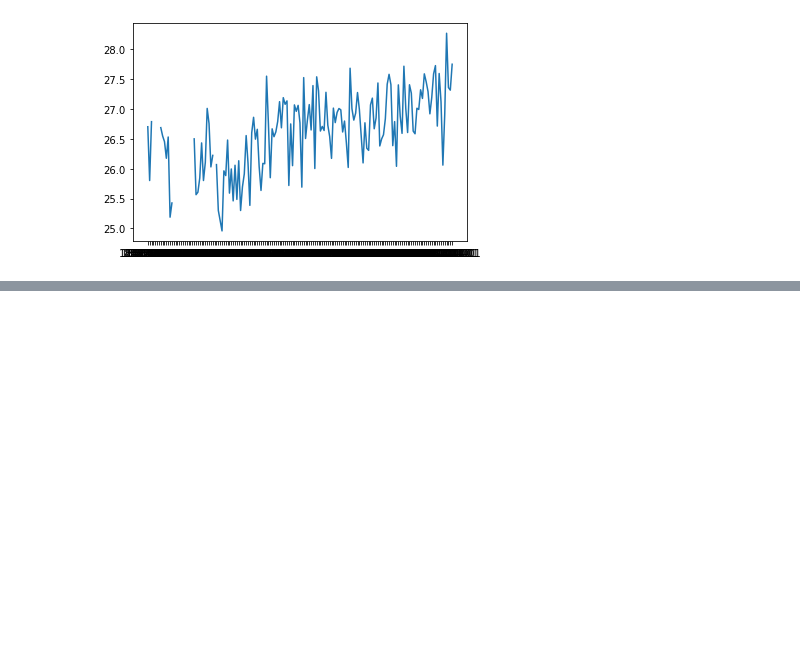
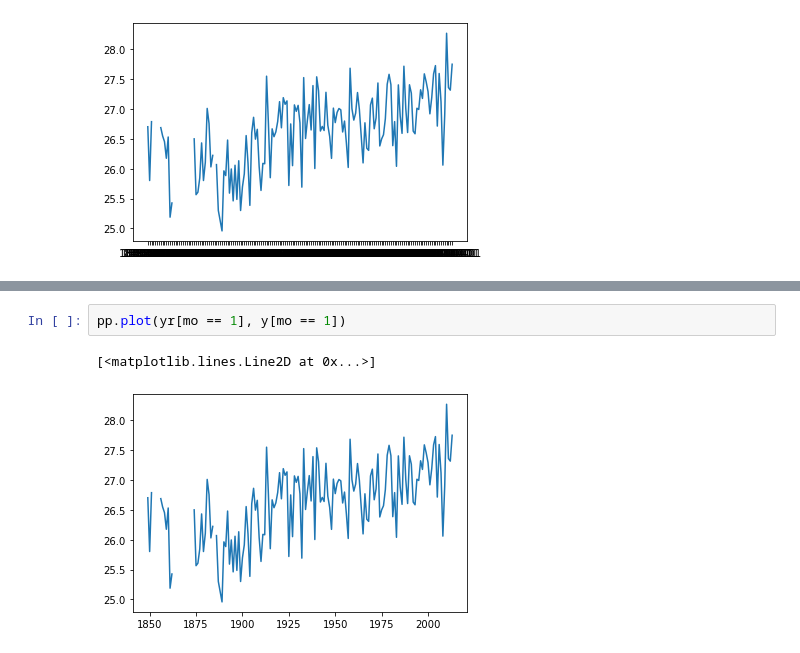
Before and after one commit to bgold-cosmos/mm2022, a Jupyter notebook: summer/exercise 2a.ipynb, the cells around one changed output, grey strips where cells are left out. Cells and saved outputs as stored; diff of their text form; blank space fills up the shorter version.

```diff
--- a/summer/exercise 2a.ipynb
+++ b/summer/exercise 2a.ipynb
@@ -111,0 +134,5 @@ np.mean(y[mo == 1])
+# %%
+pp.plot(yr[mo == 1], y[mo == 1])
+# %% [output]
+[<matplotlib.lines.Line2D at 0x...>]
+[figure, added]
```
Also changed, not shown: parts of 27 cells of this notebook.
